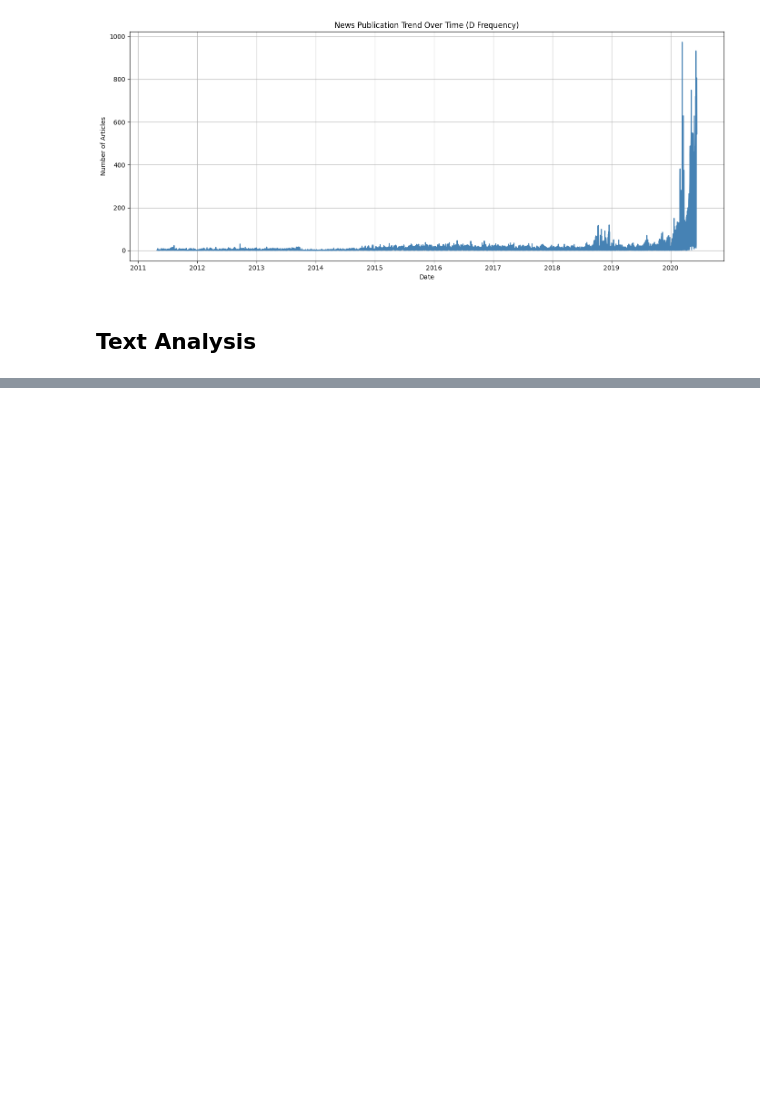
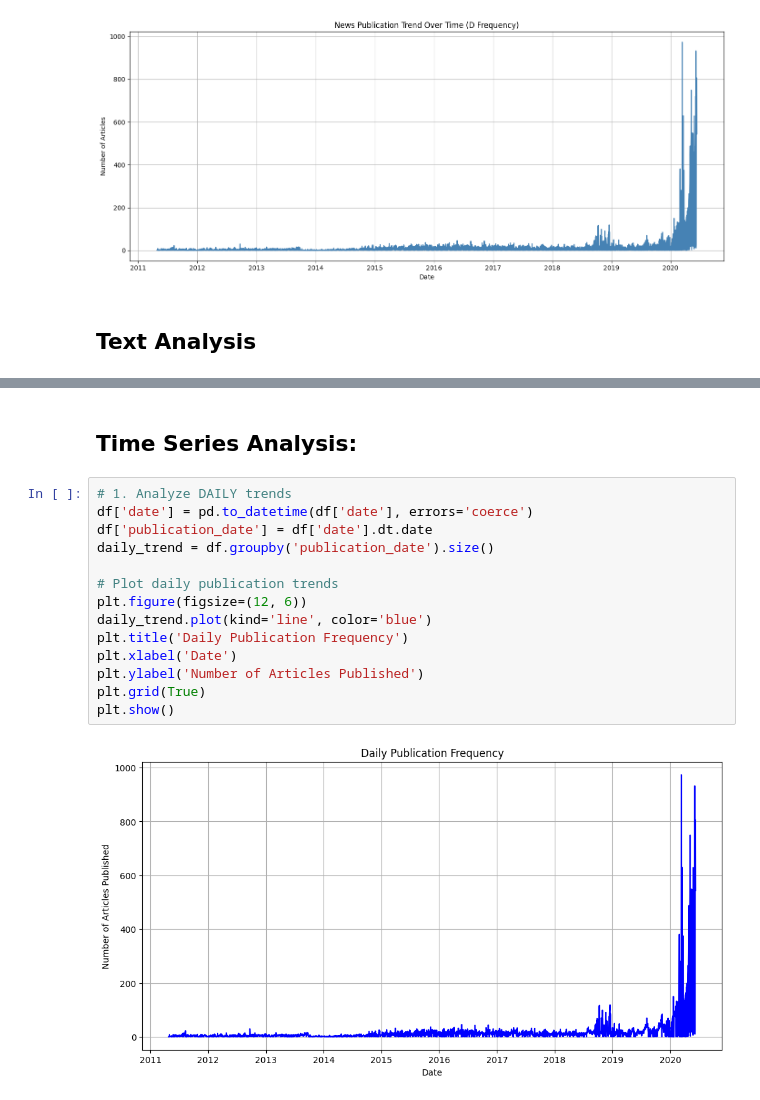
Before and after one commit to mubarek4566/Financial-News-and-Stock-Price-Analysis, a Jupyter notebook: notebooks/main.ipynb, the cells around one changed output, grey strips where cells are left out. Saved outputs shown, nothing was run; the diff lists cells and outputs as text; blank space fills up the shorter version.

```diff
--- a/notebooks/main.ipynb
+++ b/notebooks/main.ipynb
@@ -167 +164,19 @@ Passing `palette` without assigning `hue` is deprecated and will be removed in v
 [figure]
+# %% [markdown]
+## Time Series Analysis:
+# %%
+# 1. Analyze DAILY trends
+df['date'] = pd.to_datetime(df['date'], errors='coerce')
+df['publication_date'] = df['date'].dt.date
+daily_trend = df.groupby('publication_date').size()
+
+# Plot daily publication trends
+plt.figure(figsize=(12, 6))
+daily_trend.plot(kind='line', color='blue')
+plt.title('Daily Publication Frequency')
+plt.xlabel('Date')
+plt.ylabel('Number of Articles Published')
+plt.grid(True)
+plt.show()
+# %% [output]
+[figure, added]
```
Also changed, not shown: parts of 10 cells of this notebook, 1 other file.
